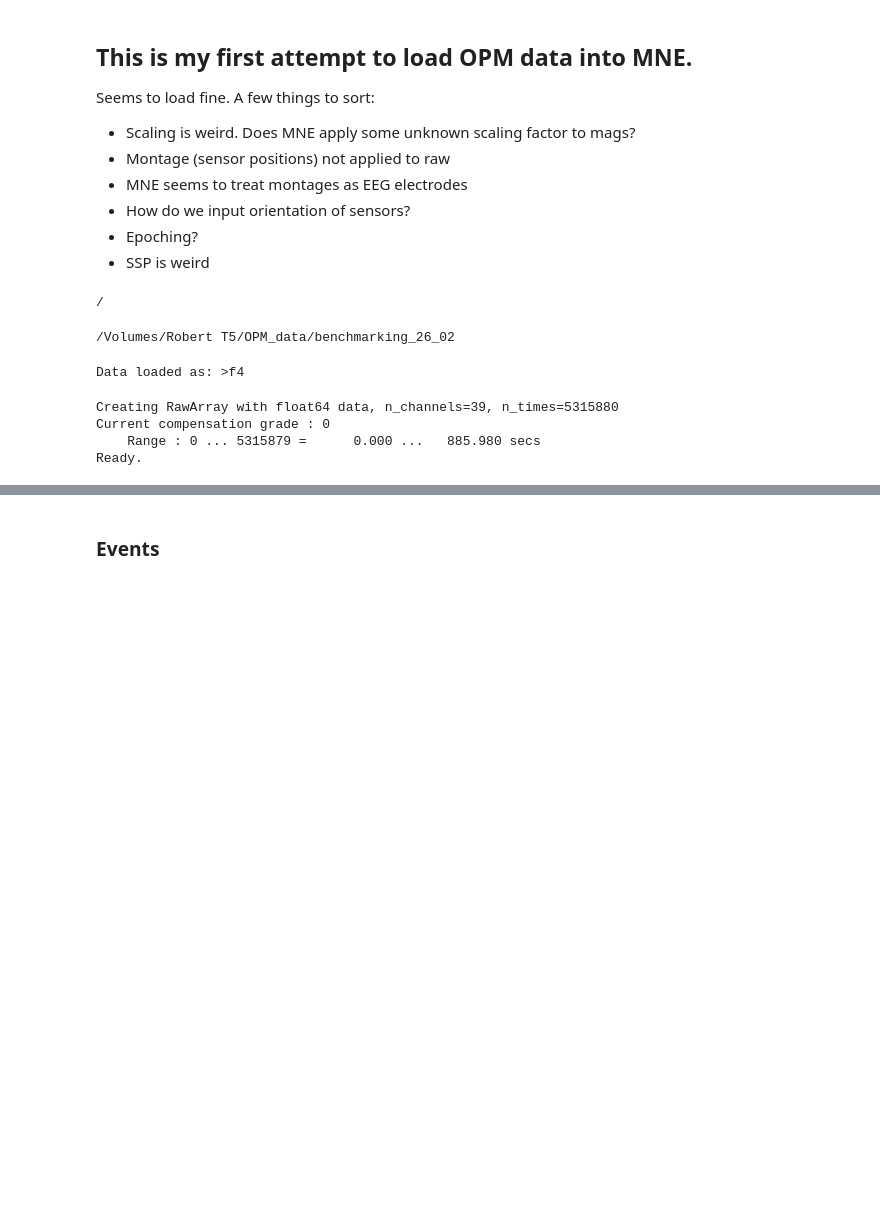
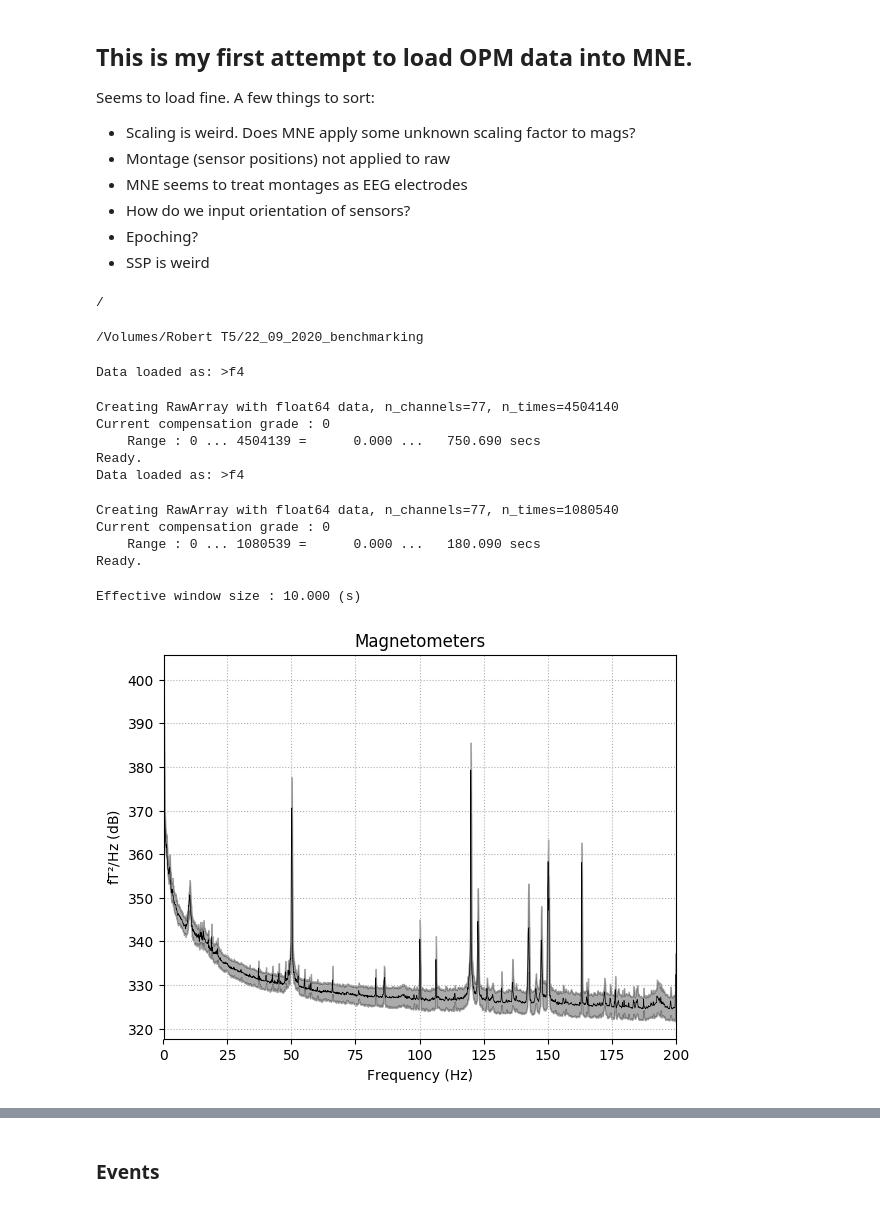
Before and after one commit to neurofractal/analyse_OPMEG, a Jupyter notebook: test_scripts/load_OPMdata_MNE.ipynb, the cells around one changed output, grey strips where cells are left out. Saved outputs shown, nothing was run; the diff lists cells and outputs as text; code cells hidden in the pictures; blank space fills up the shorter version.

```diff
--- a/test_scripts/load_OPMdata_MNE.ipynb
+++ b/test_scripts/load_OPMdata_MNE.ipynb
@@ -76,28 +76,41 @@ import os.path as op
 # %%
 # Path to data
 script_dir      = '/Users/rseymoue/Documents/GitHub/analyse_OPMEG'
-data_dir        = '/Volumes/Robert T5/OPM_data/benchmarking_26_02/'
+data_dir        = '/Volumes/Robert T5/22_09_2020_benchmarking/'
 save_dir        = '/Users/rseymoue/Documents/GitHub/opm_benchmarking_feb_2020/'
 # %%
 cd ../
 # %% [output]
 /
 # %%
-cd ./Volumes/Robert\ T5/OPM_data/benchmarking_26_02/
+cd /Volumes/Robert\ T5/22_09_2020_benchmarking/
 # %% [output]
-/Volumes/Robert T5/OPM_data/benchmarking_26_02
+/Volumes/Robert T5/22_09_2020_benchmarking
 # %%
-raw_name               = op.join(data_dir, 'sub-002/', 'ses-001/','meg/','sub-002_ses-001_task-faces_run-001_meg.bin')
+raw_name               = op.join(data_dir, 'sub-NA/', 'ses-001/','meg/','sub-NA_ses-001_task-MMF_run-001_meg.bin')
 raw_emptyroom_name     = op.join(data_dir, 'sub-001/', 'ses-001/','meg/','sub-001_ses-001_task-noise_run-001_meg.bin')
-chan_name              = op.join(data_dir, 'sub-002/', 'ses-001/','meg/','sub-002_ses-001_task-faces_run-001_channels.tsv')
-chan_json              = op.join(data_dir, 'sub-002/', 'ses-001/','meg/','sub-002_ses-001_task-faces_run-001_meg.json')
-pos_file               = op.join(data_dir, 'sub-002/', 'ses-001/','meg/','sub-002_ses-001_task-faces_run-001_positions.tsv')
+chan_name              = op.join(data_dir, 'sub-NA/', 'ses-001/','meg/','sub-NA_ses-001_task-MMF_run-001_channels.tsv')
+chan_json              = op.join(data_dir, 'sub-NA/', 'ses-001/','meg/','sub-NA_ses-001_task-MMF_run-001_meg.json')
+pos_file               = op.join(data_dir, 'sub-NA/', 'ses-001/','meg/','sub-NA_ses-001_task-MMF_run-001_positions.tsv')
 # %%
 raw       = load_UCL_OPM(raw_name, chan_name, chan_json, pos_file)
-#raw_noise = load_UCL_OPM(raw_emptyroom_name, chan_name, chan_json, pos_file)
+raw_noise = load_UCL_OPM(raw_emptyroom_name, chan_name, chan_json, pos_file)
+raw_spare = raw
 # %% [output]
 Data loaded as: >f4
-Creating RawArray with float64 data, n_channels=39, n_times=5315880
+Creating RawArray with float64 data, n_channels=77, n_times=4504140
 Current compensation grade : 0
-    Range : 0 ... 5315879 =      0.000 ...   885.980 secs
+    Range : 0 ... 4504139 =      0.000 ...   750.690 secs
 Ready.
+Data loaded as: >f4
+Creating RawArray with float64 data, n_channels=77, n_times=1080540
+Current compensation grade : 0
+    Range : 0 ... 1080539 =      0.000 ...   180.090 secs
+Ready.
+# %%
+picks = mne.pick_types(raw.info,'mag')
+# %%
+raw.plot_psd(average=True,fmin=0.1,fmax=200,picks=picks,n_fft=60000)
+# %% [output]
+Effective window size : 10.000 (s)
+[figure, added]
```
Also changed, not shown: parts of 29 cells of this notebook, 5 other files.
